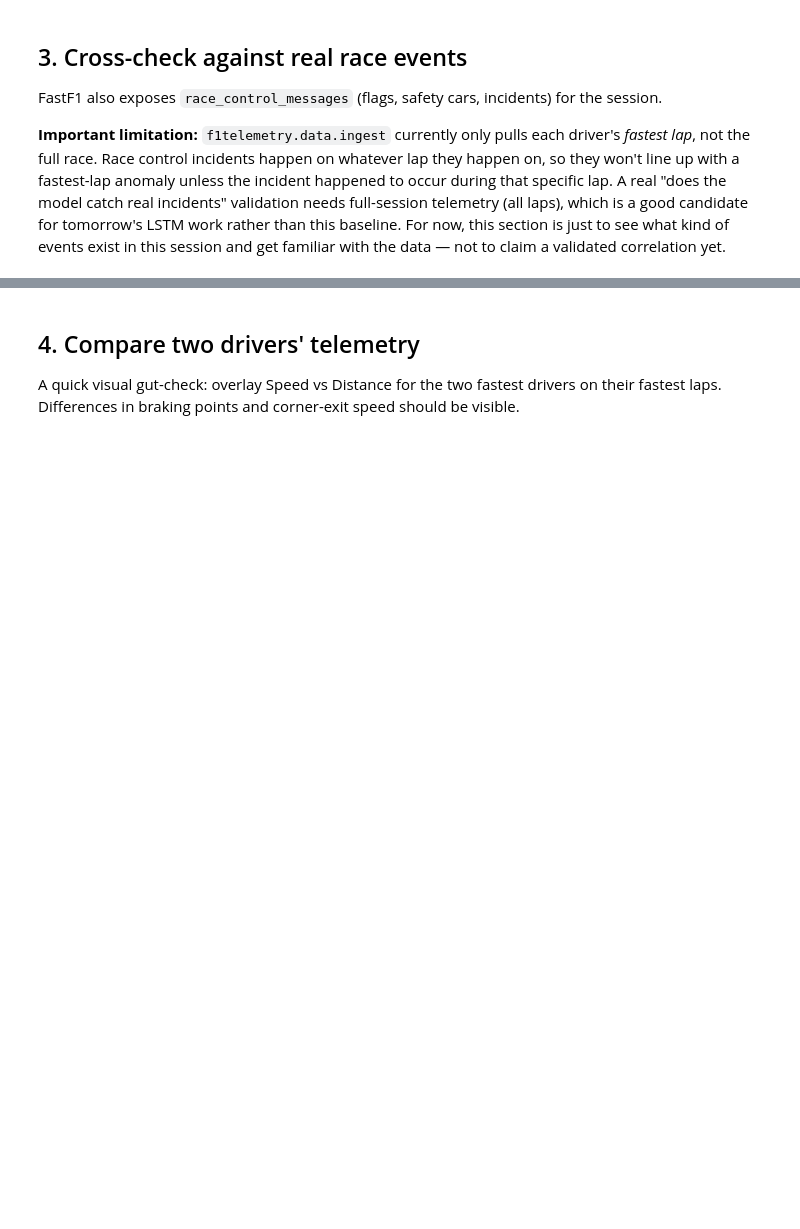
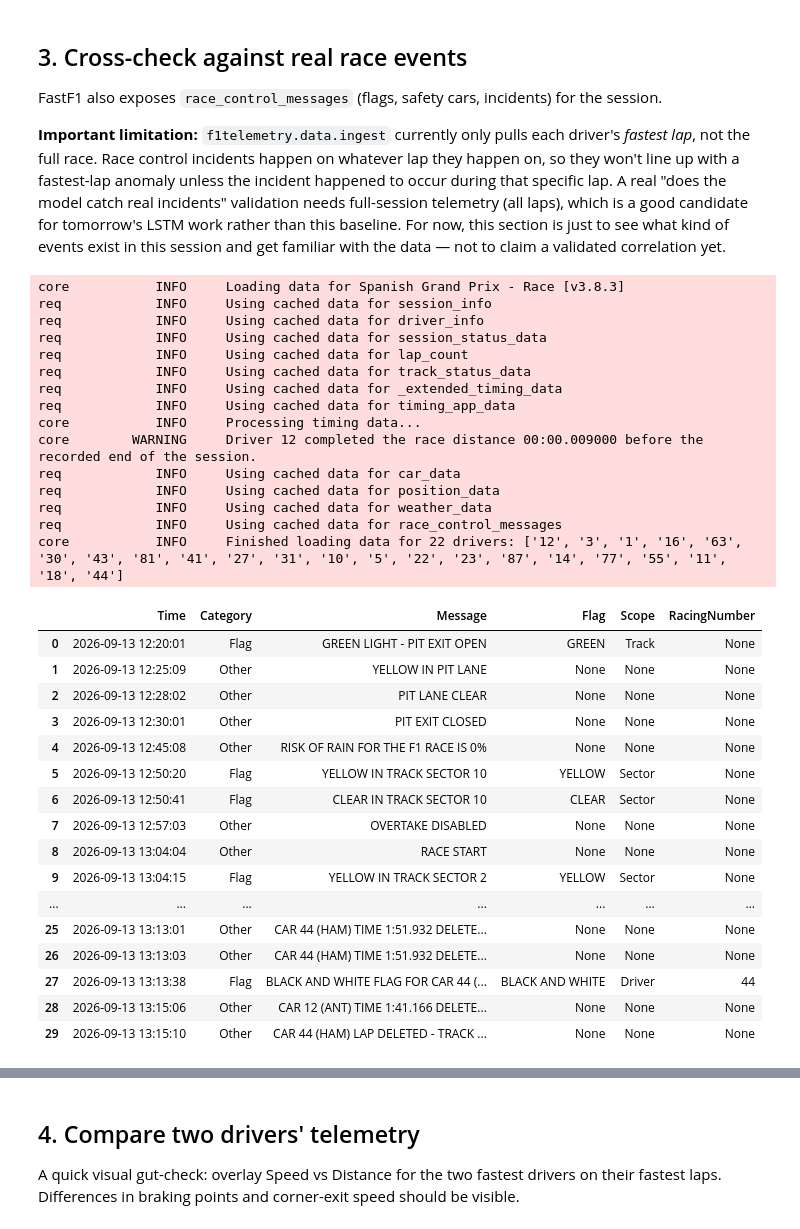
Before and after one commit to miikeldela/f1-telemetry-intelligence, a Jupyter notebook: notebooks/01_eda.ipynb, the cells around one changed output, grey strips where cells are left out. Drawn from its saved outputs; the diff is of its cells as text; code cells hidden in the pictures; blank space fills up the shorter version.

```diff
--- a/notebooks/01_eda.ipynb
+++ b/notebooks/01_eda.ipynb
@@ -74,9 +121,42 @@ full-session telemetry (all laps), which is a good candidate for tomorrow's LSTM
 than this baseline. For now, this section is just to see what kind of events exist in this
 session and get familiar with the data — not to claim a validated correlation yet.
 # %%
-session = load_session(2024, "Bahrain", "R")  # cached, should be fast
+session = load_session(2026, "Madrid", "R")  # cached, should be fast
 race_control = session.race_control_messages
 race_control[["Time", "Category", "Message", "Flag", "Scope", "RacingNumber"]].head(30)
+# %% [output]
+core           INFO     Loading data for Spanish Grand Prix - Race [v3.8.3]
+req            INFO     Using cached data for session_info
+req            INFO     Using cached data for driver_info
+req            INFO     Using cached data for session_status_data
+req            INFO     Using cached data for lap_count
+req            INFO     Using cached data for track_status_data
+req            INFO     Using cached data for _extended_timing_data
+req            INFO     Using cached data for timing_app_data
+core           INFO     Processing timing data...
+core        WARNING     Driver 12 completed the race distance 00:00.009000 before the recorded end of the session.
+req            INFO     Using cached data for car_data
+req            INFO     Using cached data for position_data
+req            INFO     Using cached data for weather_data
+req            INFO     Using cached data for race_control_messages
+core           INFO     Finished loading data for 22 drivers: ['12', '3', '1', '16', '63', '30', '43', '81', '41', '27', '31', '10', '5', '22', '23', '87', '14', '77', '55', '11', '18', '44']
+|  | Time | Category | Message | Flag | Scope | RacingNumber |
+| 0 | 2026-09-13 12:20:01 | Flag | GREEN LIGHT - PIT EXIT OPEN | GREEN | Track | None |
+| 1 | 2026-09-13 12:25:09 | Other | YELLOW IN PIT LANE | None | None | None |
+| 2 | 2026-09-13 12:28:02 | Other | PIT LANE CLEAR | None | None | None |
+| 3 | 2026-09-13 12:30:01 | Other | PIT EXIT CLOSED | None | None | None |
+| 4 | 2026-09-13 12:45:08 | Other | RISK OF RAIN FOR THE F1 RACE IS 0% | None | None | None |
+| 5 | 2026-09-13 12:50:20 | Flag | YELLOW IN TRACK SECTOR 10 | YELLOW | Sector | None |
+| 6 | 2026-09-13 12:50:41 | Flag | CLEAR IN TRACK SECTOR 10 | CLEAR | Sector | None |
+| 7 | 2026-09-13 12:57:03 | Other | OVERTAKE DISABLED | None | None | None |
+| 8 | 2026-09-13 13:04:04 | Other | RACE START | None | None | None |
+| 9 | 2026-09-13 13:04:15 | Flag | YELLOW IN TRACK SECTOR 2 | YELLOW | Sector | None |
+| ... | ... | ... | ... | ... | ... | ... |
+| 25 | 2026-09-13 13:13:01 | Other | CAR 44 (HAM) TIME 1:51.932 DELETE... | None | None | None |
+| 26 | 2026-09-13 13:13:03 | Other | CAR 44 (HAM) TIME 1:51.932 DELETE... | None | None | None |
+| 27 | 2026-09-13 13:13:38 | Flag | BLACK AND WHITE FLAG FOR CAR 44 (... | BLACK AND WHITE | Driver | 44 |
+| 28 | 2026-09-13 13:15:06 | Other | CAR 12 (ANT) TIME 1:41.166 DELETE... | None | None | None |
+| 29 | 2026-09-13 13:15:10 | Other | CAR 44 (HAM) LAP DELETED - TRACK ... | None | None | None |
 # %%
 # Messages that look like actual flags/incidents, as a starting point for tomorrow's
 # full-session anomaly work.
```
Also changed, not shown: parts of 7 cells of this notebook, 11 other files.
